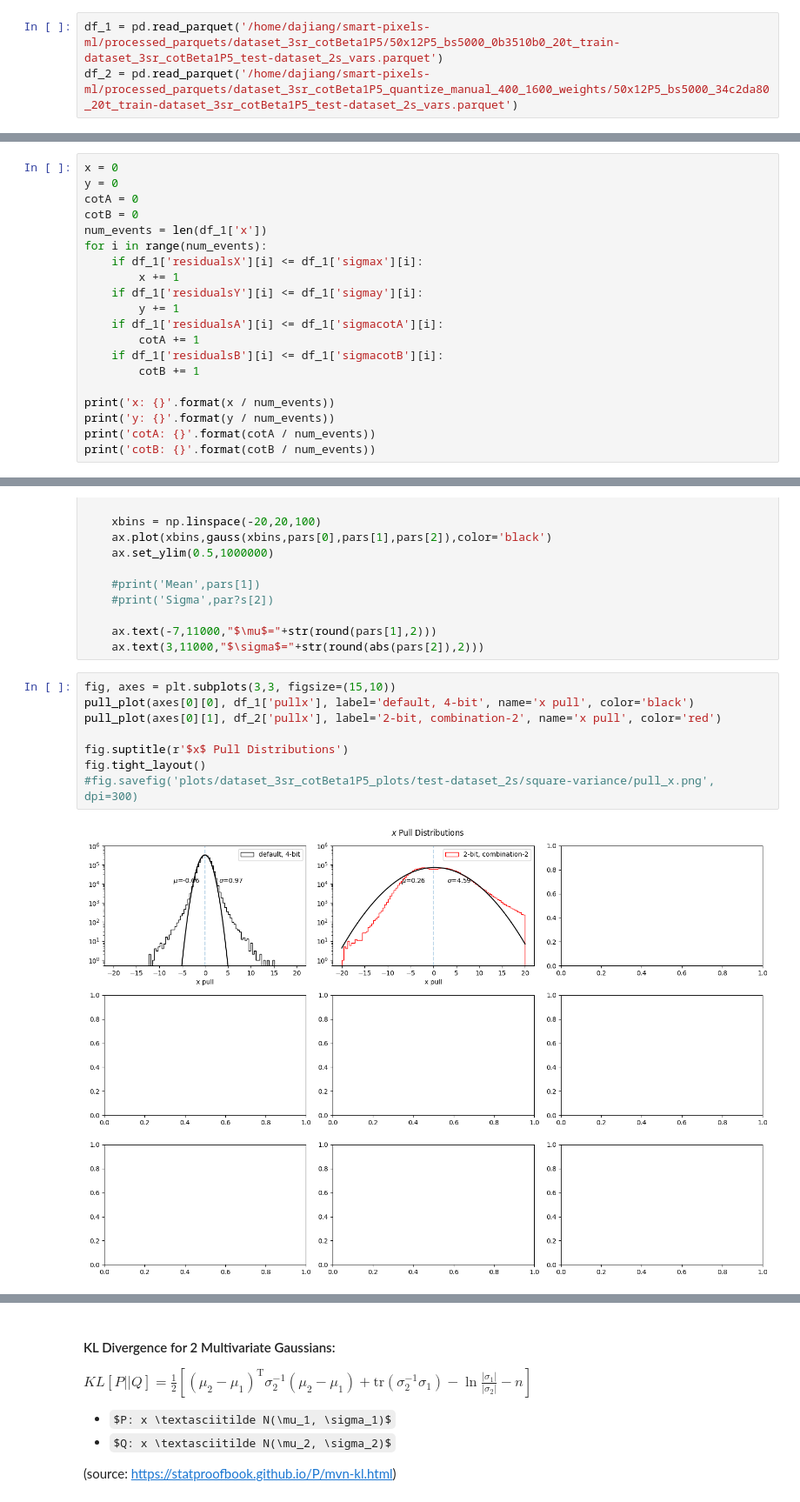
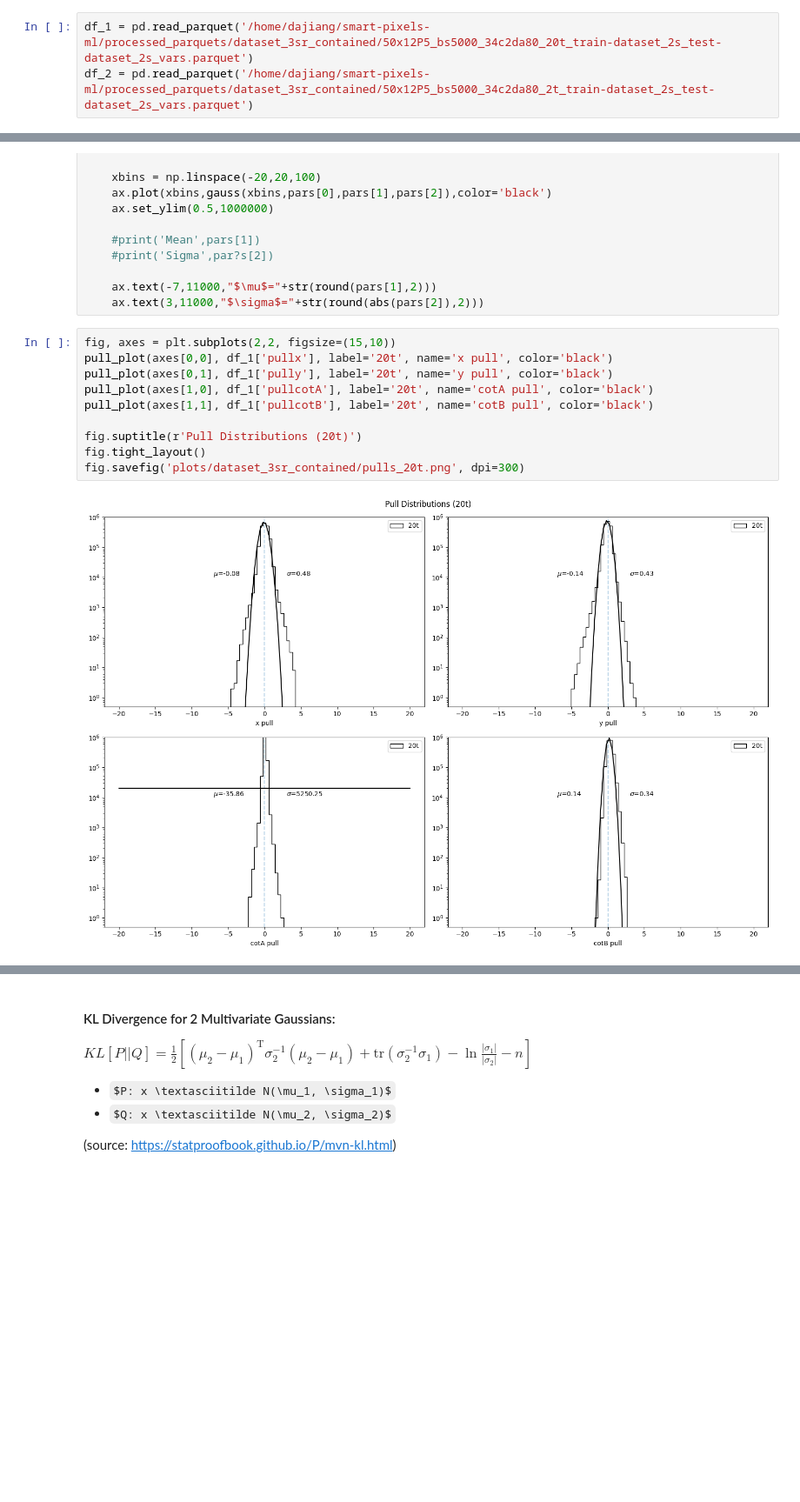
Before and after one commit to smart-pix/smart-pixels-ml, a Jupyter notebook: performance_plots.ipynb, the cells around one changed output, grey strips where cells are left out. Shown at 87% size. Drawn from its saved outputs; the diff is of its cells as text; some formulas as TeX source; blank space fills up the shorter version.

Commit message:
updates from dataset_3src dataset

```diff
--- a/performance_plots.ipynb
+++ b/performance_plots.ipynb
@@ -5,5 +5,5 @@ import matplotlib.pyplot as plt
 import seaborn as sns
 from scipy.optimize import curve_fit
 # %%
-df_1 = pd.read_parquet('/home/dajiang/smart-pixels-ml/processed_parquets/dataset_3sr_cotBeta1P5/50x12P5_bs5000_0b3510b0_20t_train-dataset_3sr_cotBeta1P5_test-dataset_2s_vars.parquet')
-df_2 = pd.read_parquet('/home/dajiang/smart-pixels-ml/processed_parquets/dataset_3sr_cotBeta1P5_quantize_manual_400_1600_weights/50x12P5_bs5000_34c2da80_20t_train-dataset_3sr_cotBeta1P5_test-dataset_2s_vars.parquet')
+df_1 = pd.read_parquet('/home/dajiang/smart-pixels-ml/processed_parquets/dataset_3sr_contained/50x12P5_bs5000_34c2da80_20t_train-dataset_2s_test-dataset_2s_vars.parquet')
+df_2 = pd.read_parquet('/home/dajiang/smart-pixels-ml/processed_parquets/dataset_3sr_contained/50x12P5_bs5000_34c2da80_2t_train-dataset_2s_test-dataset_2s_vars.parquet')
@@ -255,23 +184,3 @@ def residual_plot_deg(ax, thisdf, var1, var2, name, color, label=None, scaling=1
         downbar += [means[i] - np.mean(thisdf['angledown'][(thisdf[var1]>xmin + i*step) & (thisdf[var1]<xmin + (i+1)*step)])]
     #ax.scatter(x=np.linspace(xmin,xmax,nbins),y=means)
     ax.fill_between(x=np.linspace(xmin,xmax,nbins),y1=upbar,y2=downbar, alpha=alpha, color=color)
-# %%
-x = 0
-y = 0
-cotA = 0
-cotB = 0
-num_events = len(df_1['x'])
-for i in range(num_events):
-    if df_1['residualsX'][i] <= df_1['sigmax'][i]:
-        x += 1
-    if df_1['residualsY'][i] <= df_1['sigmay'][i]:
-        y += 1
-    if df_1['residualsA'][i] <= df_1['sigmacotA'][i]:
-        cotA += 1
-    if df_1['residualsB'][i] <= df_1['sigmacotB'][i]:
-        cotB += 1
-
-print('x: {}'.format(x / num_events))
-print('y: {}'.format(y / num_events))
-print('cotA: {}'.format(cotA / num_events))
-print('cotB: {}'.format(cotB / num_events))
@@ -381,12 +285,14 @@ def pull_plot(ax, data, name, color, label=None,):
     ax.text(-7,11000,"$\mu$="+str(round(pars[1],2)))
     ax.text(3,11000,"$\sigma$="+str(round(abs(pars[2]),2)))
 # %%
-fig, axes = plt.subplots(3,3, figsize=(15,10))
-pull_plot(axes[0][0], df_1['pullx'], label='default, 4-bit', name='x pull', color='black')
-pull_plot(axes[0][1], df_2['pullx'], label='2-bit, combination-2', name='x pull', color='red')
+fig, axes = plt.subplots(2,2, figsize=(15,10))
+pull_plot(axes[0,0], df_1['pullx'], label='20t', name='x pull', color='black')
+pull_plot(axes[0,1], df_1['pully'], label='20t', name='y pull', color='black')
+pull_plot(axes[1,0], df_1['pullcotA'], label='20t', name='cotA pull', color='black')
+pull_plot(axes[1,1], df_1['pullcotB'], label='20t', name='cotB pull', color='black')
 
-fig.suptitle(r'$x$ Pull Distributions')
+fig.suptitle(r'Pull Distributions (20t)')
 fig.tight_layout()
-#fig.savefig('plots/dataset_3sr_cotBeta1P5_plots/test-dataset_2s/square-variance/pull_x.png', dpi=300)
+fig.savefig('plots/dataset_3sr_contained/pulls_20t.png', dpi=300)
 # %% [output]
-[figure, old version]
+[figure, new version]
```
Also changed, not shown: parts of 16 cells of this notebook, 9 other files.
